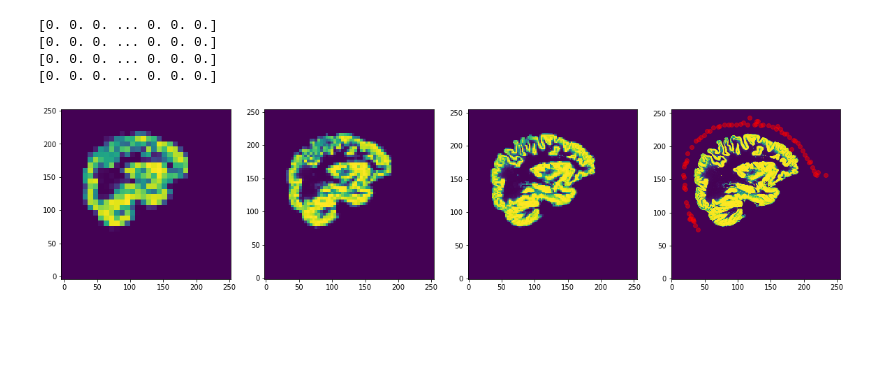
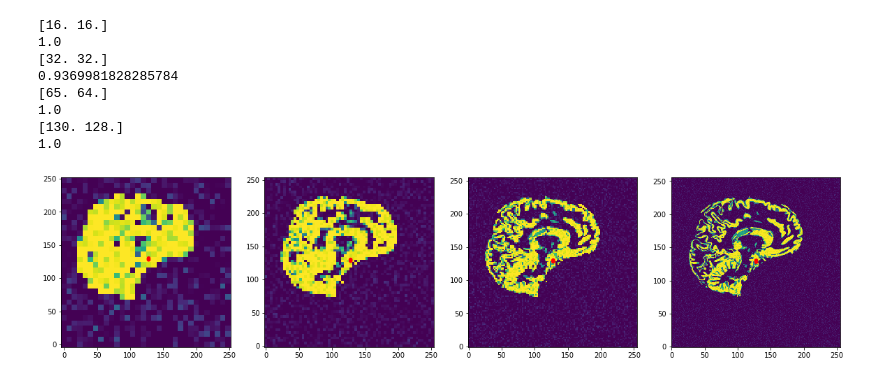
Before and after one commit to annegretW/Masterarbeit_EEG_Uncertainties, a Jupyter notebook: masterarbeit/2d/python/test.ipynb, the cells around one changed output. Saved outputs shown, nothing was run; the diff lists cells and outputs as text; code cells hidden in the pictures; blank space fills up the shorter version.

```diff
--- a/masterarbeit/2d/python/test.ipynb
+++ b/masterarbeit/2d/python/test.ipynb
@@ -54,9 +52,9 @@ for i in range(256):
             z[j,i]=1
         elif gray_prob[i,j]>0.5:
             z[j,i]=2
+        elif csf_prob[i,j]>0.5:
+            z[j,i]=3
         elif skull_prob[i,j]>0.5:
-            z[j,i]=3
-        elif csf_prob[i,j]>0.5:
             z[j,i]=4
         elif scalp_prob[i,j]>0.5:
             z[j,i]=5
@@ -65,14 +63,14 @@ for i in range(256):
 
 for i in range(256):
     for j in range(256):
-        probs = [gray_prob[i,j],white_prob[i,j],skull_prob[i,j],csf_prob[i,j],scalp_prob[i,j]]
+        probs = [gray_prob[i,j],white_prob[i,j],csf_prob[i,j],skull_prob[i,j],scalp_prob[i,j]]
         if white_prob[i,j]>0.5:
             z1[j,i]=1
         elif (gray_prob[i,j] + white_prob[i,j])>0.5:
             z1[j,i]=2
-        elif (skull_prob[i,j] + gray_prob[i,j] + white_prob[i,j])>0.5:
+        elif (csf_prob[i,j] + gray_prob[i,j] + white_prob[i,j])>0.5:
             z1[j,i]=3
-        elif (csf_prob[i,j]+skull_prob[i,j] + gray_prob[i,j] + white_prob[i,j])>0.5:
+        elif (skull_prob[i,j]+csf_prob[i,j] + gray_prob[i,j] + white_prob[i,j])>0.5:
             z1[j,i]=4
         elif (scalp_prob[i,j]+csf_prob[i,j]+skull_prob[i,j] + gray_prob[i,j] + white_prob[i,j])>0.5:
             z1[j,i]=5
@@ -90,7 +88,6 @@ for i in range(255):
 
 cmap = ListedColormap(["white", "darkorange", "yellow", "lawngreen", "blue", "green"])
 set = axis[0].pcolor(z1, cmap=cmap)
-#set = axis[1].pcolor(z1, cmap=cmap)
 set = axis[1].contourf(z1, levels = [0,1,2,3,4,5])
 set = axis[2].pcolor(boundary, cmap='Greys')
 axis[0].set_aspect(1)
@@ -119,8 +116,8 @@ np.savez_compressed("/home/anne/Masterarbeit/masterarbeit/2d/data/electrodes_2.n
 np.savez_compressed("/home/anne/Masterarbeit/masterarbeit/2d/data/electrodes_1.npz", electrodes_1)
 
 print(g[170,150])
-evaluations.draw_point(axis[1], [150,170], alpha=1)
-evaluations.draw_point(axis[1], [142,152], alpha=1)
+#evaluations.draw_point(axis[1], [150,170], alpha=1)
+#evaluations.draw_point(axis[1], [142,152], alpha=1)
 
 
 electrodes = np.array(electrodes_3)
@@ -136,14 +132,0 @@ plt.show()
-# %%
-import structured_mesh
-reload(structured_mesh)
-
-center = [128, 128]
-center = np.array(center)
-
-path = "/home/anne/Masterarbeit/masterarbeit/2d/data/mesh_hex_16.npz"
-mesh = structured_mesh.StructuredMesh(16)
-
-theta = (150,50)
-c = mesh.find_next_center(theta)
-tissue_prob = mesh.gray_probs[int(c[0]+mesh.cells_per_dim*c[1])]
-print(tissue_prob)
@@ -156,5 +133,7 @@ Created new mesh with
 # %%
 from os import name
+import utility_functions
+import evaluations
 
 fig, axis = plt.subplots(1,4, figsize=(20,5))
 
@@ -165,39 +144,49 @@ paths = [
     "/home/anne/Masterarbeit/masterarbeit/2d/data/mesh_hex_256.npz"]
 numbers = [32,64,128,256]
 
-point = [80,80]
+point = [130,128]
+start = [128,128]
 for i in range(4):
     n = numbers[i]
 
     mesh = np.load(paths[i])
 
     elements = mesh['elements']
     nodes = mesh['nodes']
     labels = mesh['labels']
     gray_probs = mesh['gray_probs']
-    print(gray_probs)
+
     x = np.zeros(n+1)
     y = np.zeros(n+1)
     z = np.ndarray((n,n),float)
     g = np.ndarray((n,n),float)
 
     x = nodes[:n,0]
     y = nodes[:n,0]
 
     for k in range(n):
         for j in range(n):
             z[k,j] = labels[k+n*j]
             g[k,j] = gray_probs[k+n*j]
 
     axis[i].pcolormesh(x,y,g)
     axis[i].set_aspect(1)
+    evaluations.draw_point(axis[i], [start[1],start[0]], alpha=1)
 
-    axis[3].scatter(electrodes[:,0], electrodes[:,1], c='red', alpha=0.5)
+    evaluations.draw_point(axis[i], [point[1],point[0]], alpha=1)
+
+    c = utility_functions.find_next_center(mesh,'hex',point)
+    print(c)
+    print(g[int(c[0]),int(c[1])])
 
 plt.show()
 # %% [output]
-[0. 0. 0. ... 0. 0. 0.]
-[0. 0. 0. ... 0. 0. 0.]
-[0. 0. 0. ... 0. 0. 0.]
-[0. 0. 0. ... 0. 0. 0.]
+[16. 16.]
+1.0
+[32. 32.]
+0.9369981828285784
+[65. 64.]
+1.0
+[130. 128.]
+1.0
-[figure, old version]
+[figure, new version]
```
Also changed, not shown: parts of 8 cells of this notebook, 23 other files.
